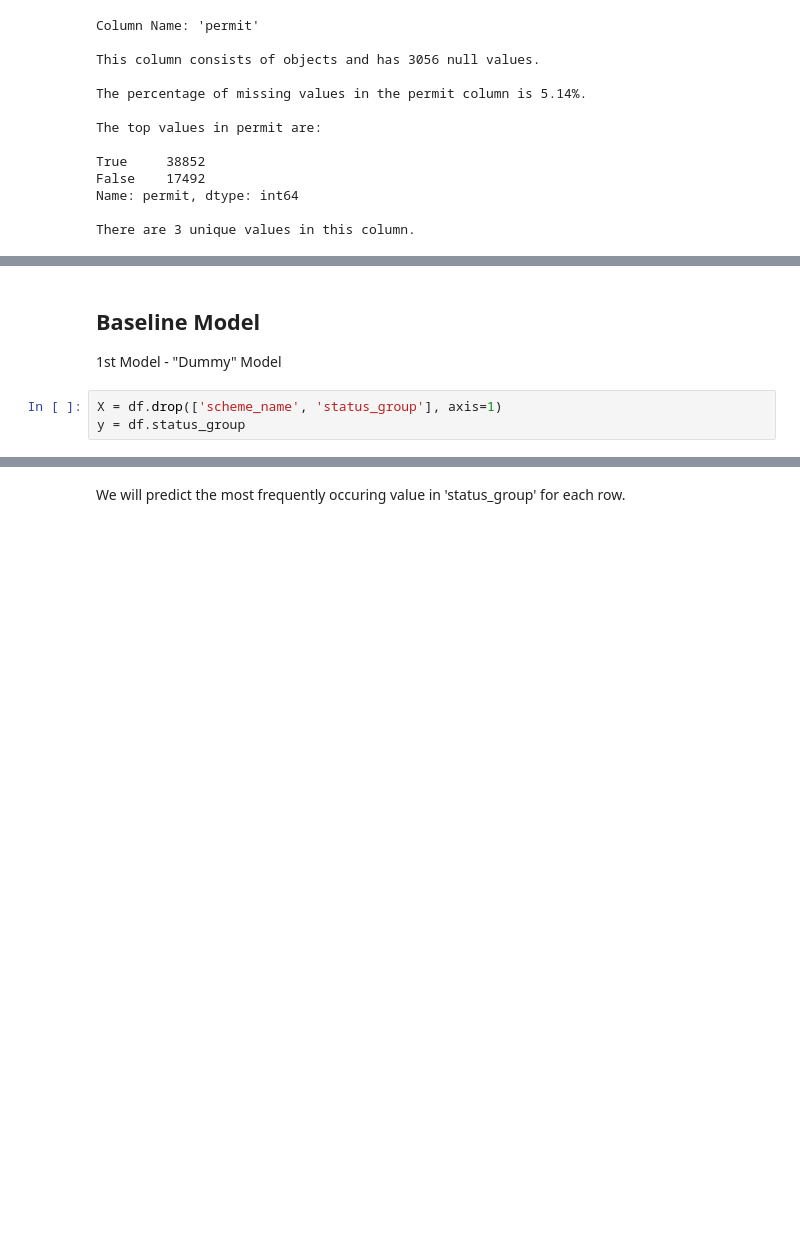
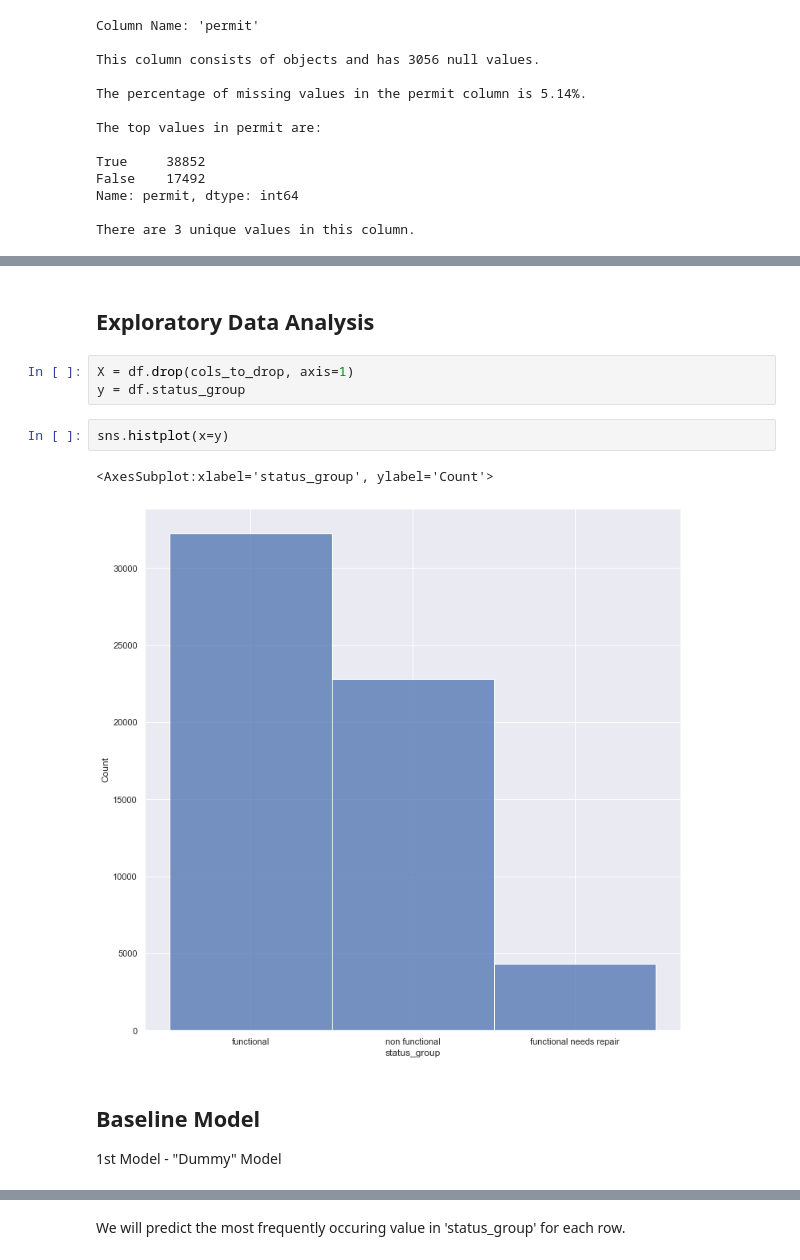
Before and after one commit to fetterollie/Tanzanian-Water-Wells, a Jupyter notebook: index.ipynb, the cells around one changed output, grey strips where cells are left out. Cells and saved outputs as stored; diff of their text form; blank space fills up the shorter version.

```diff
--- a/index.ipynb
+++ b/index.ipynb
@@ -488,7 +618,14 @@ There are 3 unique values in this column.
+# %% [markdown]
+## Exploratory Data Analysis
+# %%
+X = df.drop(cols_to_drop, axis=1)
+y = df.status_group
+# %%
+sns.histplot(x=y)
+# %% [output]
+<AxesSubplot:xlabel='status_group', ylabel='Count'>
+[figure, added]
 # %% [markdown]
 ## Baseline Model
 1st Model - "Dummy" Model
-# %%
-X = df.drop(['scheme_name', 'status_group'], axis=1)
-y = df.status_group
 # %%
```
Also changed, not shown: parts of 43 cells of this notebook, 1 other file.
